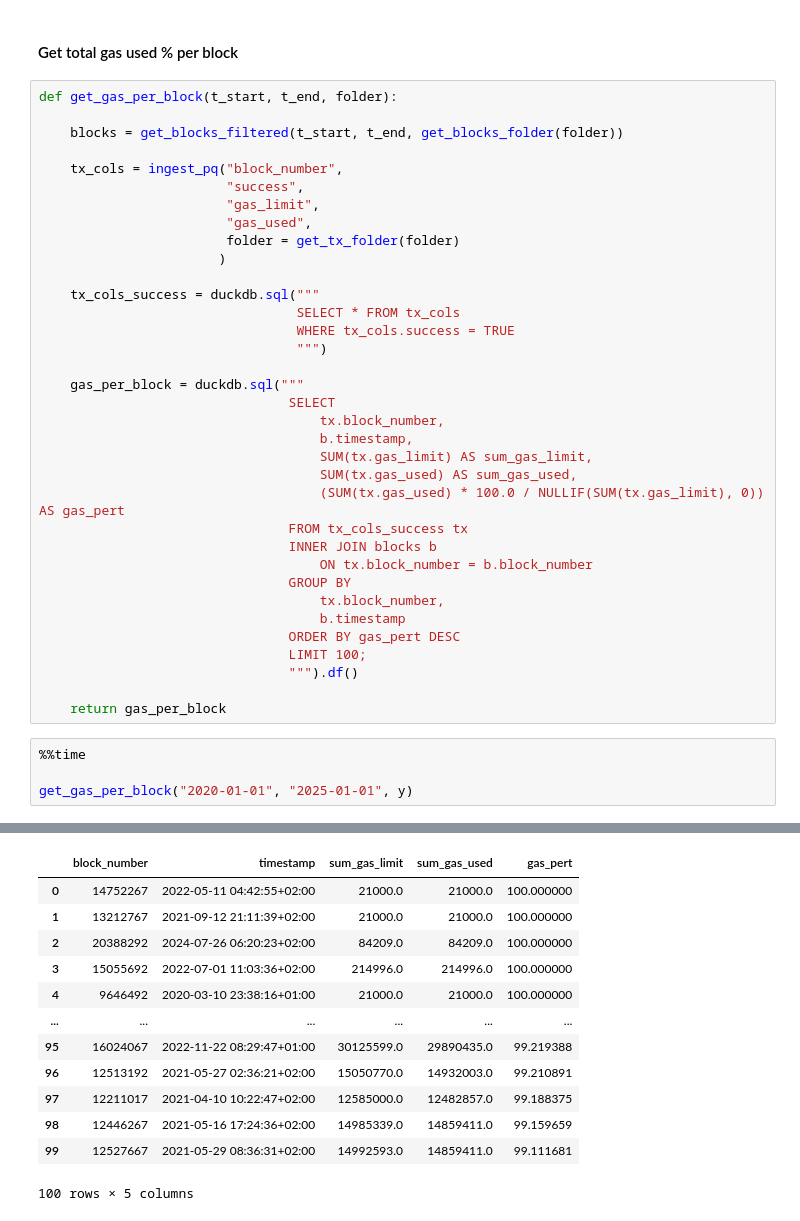
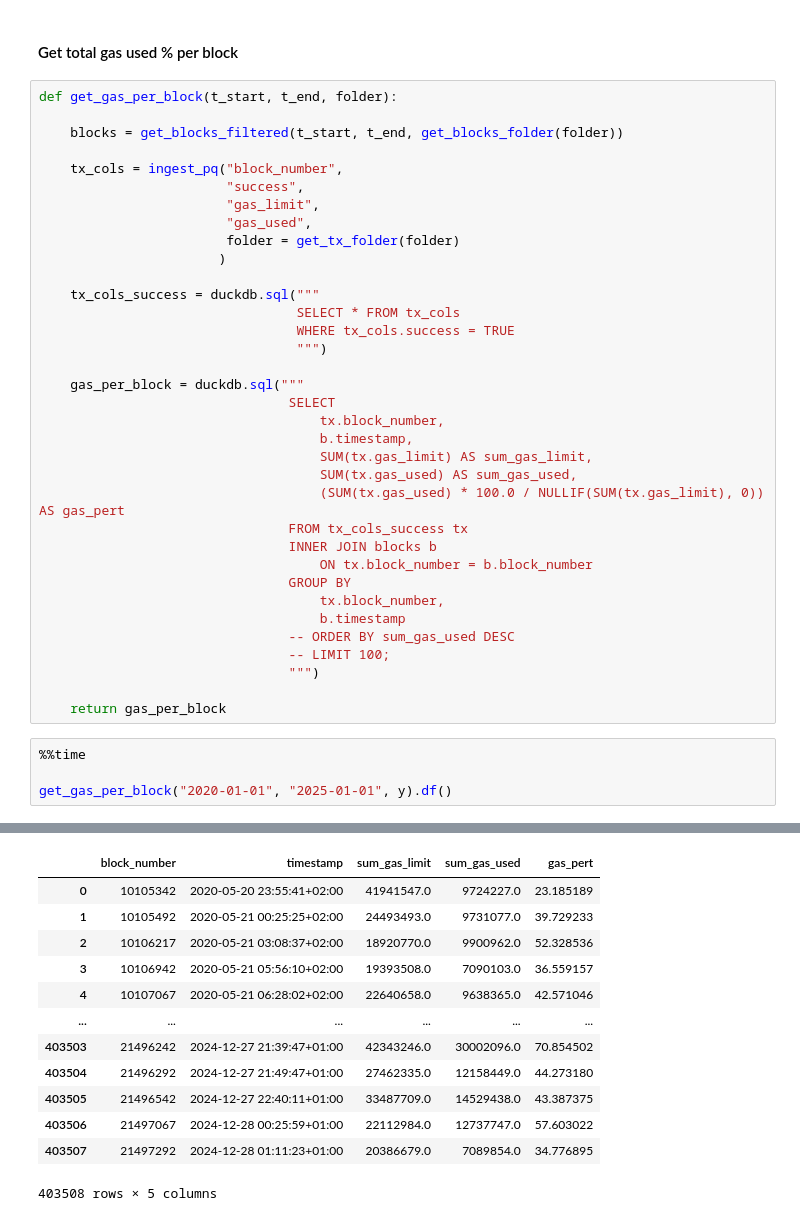
Before and after one commit to vnegi10/ETH_blockchain_data_analysis, a Jupyter notebook: DuckDB_query.ipynb, the cells around one changed output, grey strips where cells are left out. Cells and saved outputs as stored; diff of their text form.

```diff
--- a/DuckDB_query.ipynb
+++ b/DuckDB_query.ipynb
@@ -272,13 +272,13 @@ def get_gas_per_block(t_start, t_end, folder):
                                 GROUP BY
                                     tx.block_number,
                                     b.timestamp
-                                ORDER BY gas_pert DESC
-                                LIMIT 100;
-                                """).df()
+                                -- ORDER BY sum_gas_used DESC
+                                -- LIMIT 100;
+                                """)
 
     return gas_per_block
 # %%
 %%time
 
-get_gas_per_block("2020-01-01", "2025-01-01", y)
+get_gas_per_block("2020-01-01", "2025-01-01", y).df()
 # %% [output]
@@ -287,13 +287,13 @@ Wall time: 2.26 s
 |  | block_number | timestamp | sum_gas_limit | sum_gas_used | gas_pert |
-| 0 | 14752267 | 2022-05-11 04:42:55+02:00 | 21000.0 | 21000.0 | 100.000000 |
-| 1 | 13212767 | 2021-09-12 21:11:39+02:00 | 21000.0 | 21000.0 | 100.000000 |
-| 2 | 20388292 | 2024-07-26 06:20:23+02:00 | 84209.0 | 84209.0 | 100.000000 |
-| 3 | 15055692 | 2022-07-01 11:03:36+02:00 | 214996.0 | 214996.0 | 100.000000 |
-| 4 | 9646492 | 2020-03-10 23:38:16+01:00 | 21000.0 | 21000.0 | 100.000000 |
+| 0 | 10105342 | 2020-05-20 23:55:41+02:00 | 41941547.0 | 9724227.0 | 23.185189 |
+| 1 | 10105492 | 2020-05-21 00:25:25+02:00 | 24493493.0 | 9731077.0 | 39.729233 |
+| 2 | 10106217 | 2020-05-21 03:08:37+02:00 | 18920770.0 | 9900962.0 | 52.328536 |
+| 3 | 10106942 | 2020-05-21 05:56:10+02:00 | 19393508.0 | 7090103.0 | 36.559157 |
+| 4 | 10107067 | 2020-05-21 06:28:02+02:00 | 22640658.0 | 9638365.0 | 42.571046 |
 | ... | ... | ... | ... | ... | ... |
-| 95 | 16024067 | 2022-11-22 08:29:47+01:00 | 30125599.0 | 29890435.0 | 99.219388 |
-| 96 | 12513192 | 2021-05-27 02:36:21+02:00 | 15050770.0 | 14932003.0 | 99.210891 |
-| 97 | 12211017 | 2021-04-10 10:22:47+02:00 | 12585000.0 | 12482857.0 | 99.188375 |
-| 98 | 12446267 | 2021-05-16 17:24:36+02:00 | 14985339.0 | 14859411.0 | 99.159659 |
-| 99 | 12527667 | 2021-05-29 08:36:31+02:00 | 14992593.0 | 14859411.0 | 99.111681 |
+| 403503 | 21496242 | 2024-12-27 21:39:47+01:00 | 42343246.0 | 30002096.0 | 70.854502 |
+| 403504 | 21496292 | 2024-12-27 21:49:47+01:00 | 27462335.0 | 12158449.0 | 44.273180 |
+| 403505 | 21496542 | 2024-12-27 22:40:11+01:00 | 33487709.0 | 14529438.0 | 43.387375 |
+| 403506 | 21497067 | 2024-12-28 00:25:59+01:00 | 22112984.0 | 12737747.0 | 57.603022 |
+| 403507 | 21497292 | 2024-12-28 01:11:23+01:00 | 20386679.0 | 7089854.0 | 34.776895 |
-100 rows × 5 columns
+403508 rows × 5 columns
```
Also changed, not shown: parts of 4 cells of this notebook, 1 other file.
